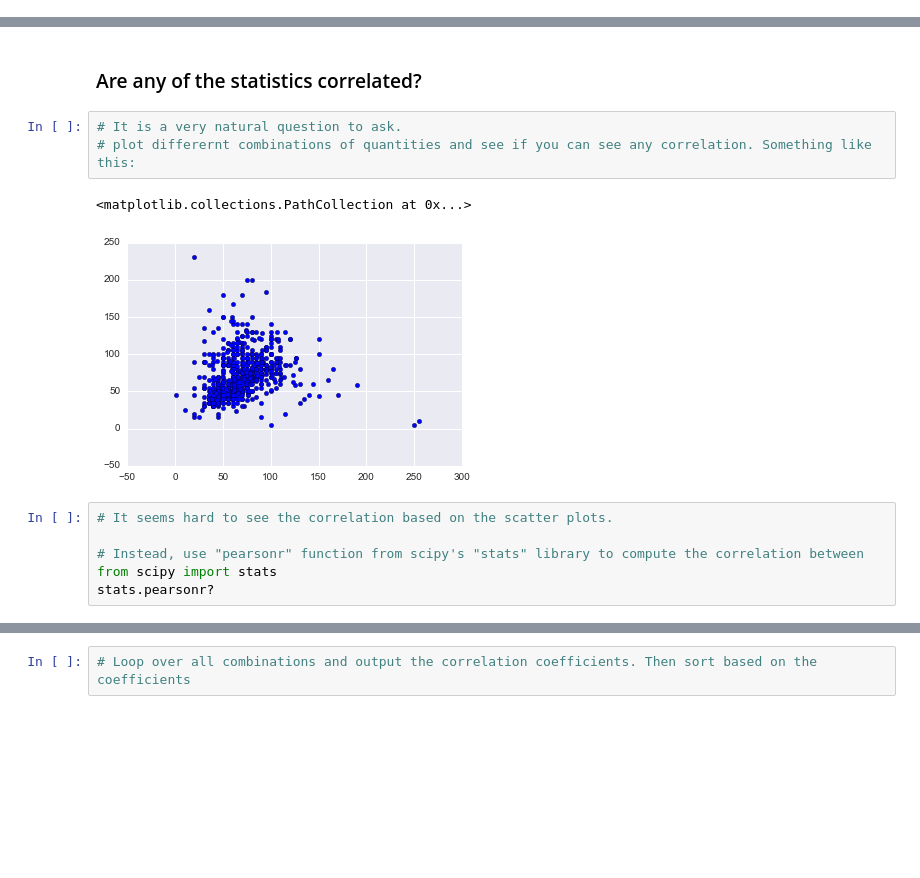
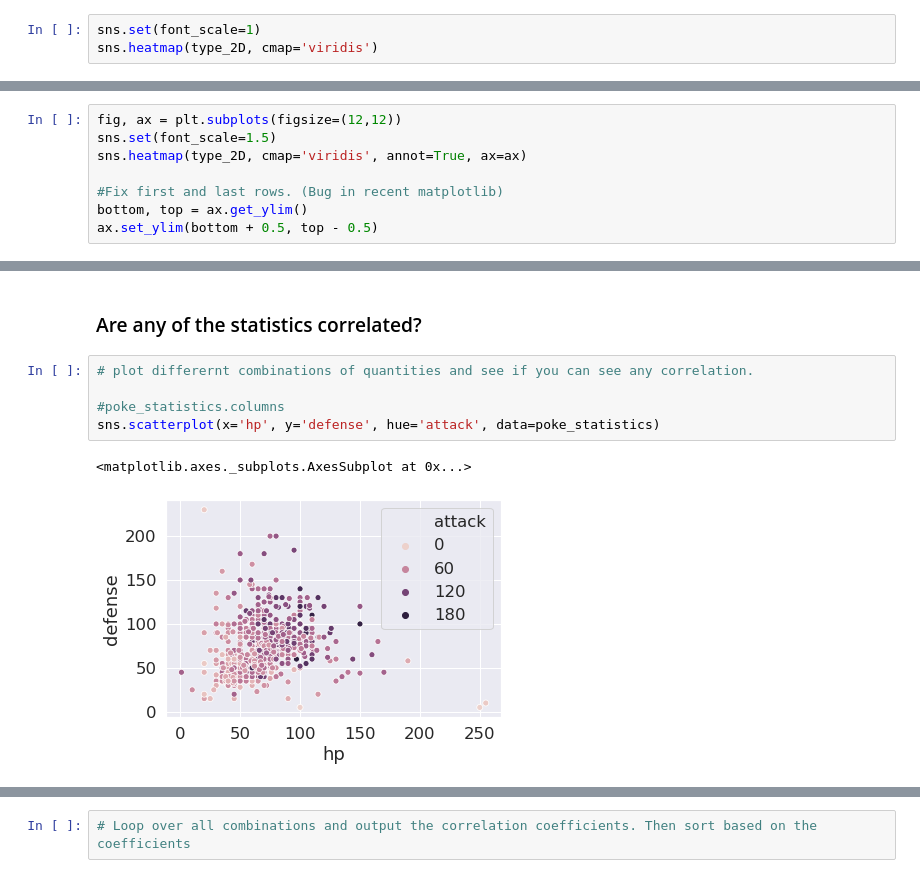
Before and after one commit to Heringer-Epson/Lantern, a Jupyter notebook: course_python/assignment_8/Session_8_assignment_Epson.ipynb, the cells around one changed output, grey strips where cells are left out. Cells and saved outputs as stored; diff of their text form; blank space fills up the shorter version.

```diff
--- a/course_python/assignment_8/Session_8_assignment_Epson.ipynb
+++ b/course_python/assignment_8/Session_8_assignment_Epson.ipynb
@@ -435,0 +432,3 @@ Lets create a heatmap !
+# %%
+sns.set(font_scale=1)
+sns.heatmap(type_2D, cmap='viridis')
@@ -435,0 +438,8 @@ Lets create a heatmap !
+# %%
+fig, ax = plt.subplots(figsize=(12,12))
+sns.set(font_scale=1.5)
+sns.heatmap(type_2D, cmap='viridis', annot=True, ax=ax)
+
+#Fix first and last rows. (Bug in recent matplotlib)
+bottom, top = ax.get_ylim()
+ax.set_ylim(bottom + 0.5, top - 0.5)
@@ -436,14 +460,10 @@ Lets create a heatmap !
 # %% [markdown]
 ### Are any of the statistics correlated?
 # %%
-# It is a very natural question to ask.
-# plot differernt combinations of quantities and see if you can see any correlation. Something like this:
+# plot differernt combinations of quantities and see if you can see any correlation.
+
+#poke_statistics.columns
+sns.scatterplot(x='hp', y='defense', hue='attack', data=poke_statistics)
 # %% [output]
-<matplotlib.collections.PathCollection at 0x...>
+<matplotlib.axes._subplots.AxesSubplot at 0x...>
-[figure, old version]
+[figure, new version]
-# %%
-# It seems hard to see the correlation based on the scatter plots.
-
-# Instead, use "pearsonr" function from scipy's "stats" library to compute the correlation between
-from scipy import stats
-stats.pearsonr?
```
Also changed, not shown: parts of 20 cells of this notebook.
